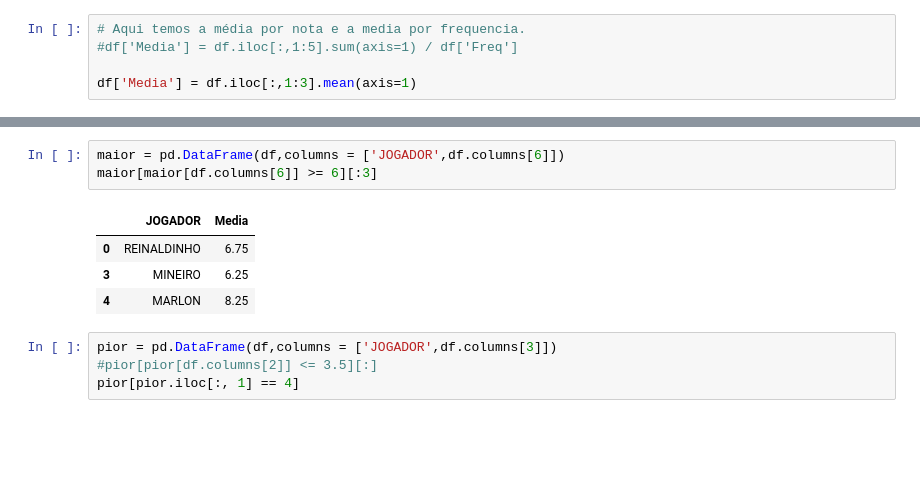
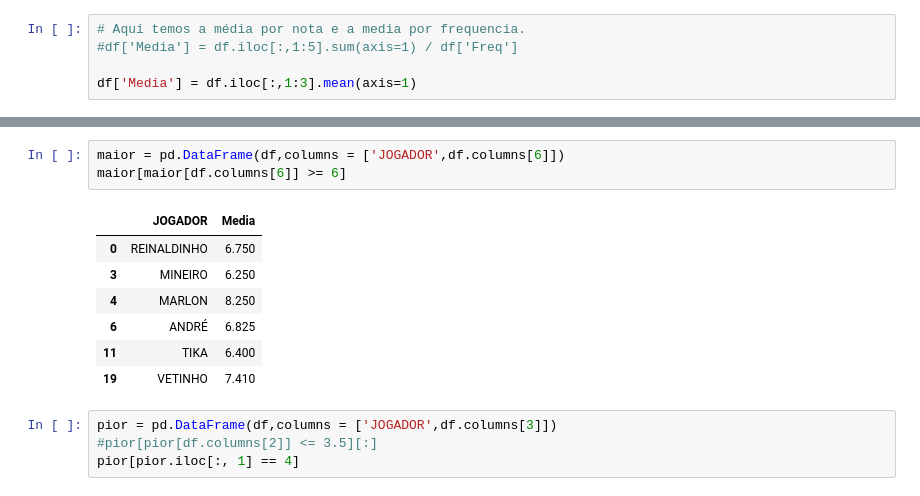
Before and after one commit to claytontey/gigantesresenha, a Jupyter notebook: gigantes.ipynb, the cells around one changed output, grey strips where cells are left out. Drawn from its saved outputs; the diff is of its cells as text; blank space fills up the shorter version.

```diff
--- a/gigantes.ipynb
+++ b/gigantes.ipynb
@@ -47,11 +47,14 @@ df
 # %%
 maior = pd.DataFrame(df,columns = ['JOGADOR',df.columns[6]])
-maior[maior[df.columns[6]] >= 6][:3]
+maior[maior[df.columns[6]] >= 6]
 # %% [output]
 |  | JOGADOR | Media |
-| 0 | REINALDINHO | 6.75 |
-| 3 | MINEIRO | 6.25 |
-| 4 | MARLON | 8.25 |
+| 0 | REINALDINHO | 6.750 |
+| 3 | MINEIRO | 6.250 |
+| 4 | MARLON | 8.250 |
+| 6 | ANDRÉ | 6.825 |
+| 11 | TIKA | 6.400 |
+| 19 | VETINHO | 7.410 |
 # %%
 pior = pd.DataFrame(df,columns = ['JOGADOR',df.columns[3]])
 #pior[pior[df.columns[2]] <= 3.5][:]
```
Also changed, not shown: parts of 2 cells of this notebook, 2 other files.
